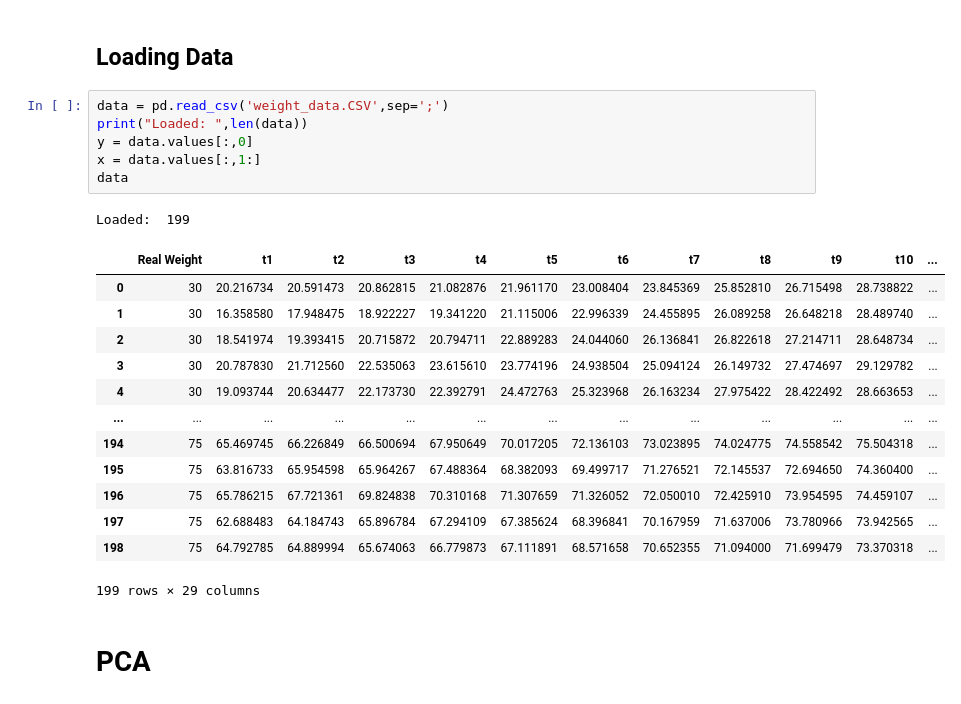
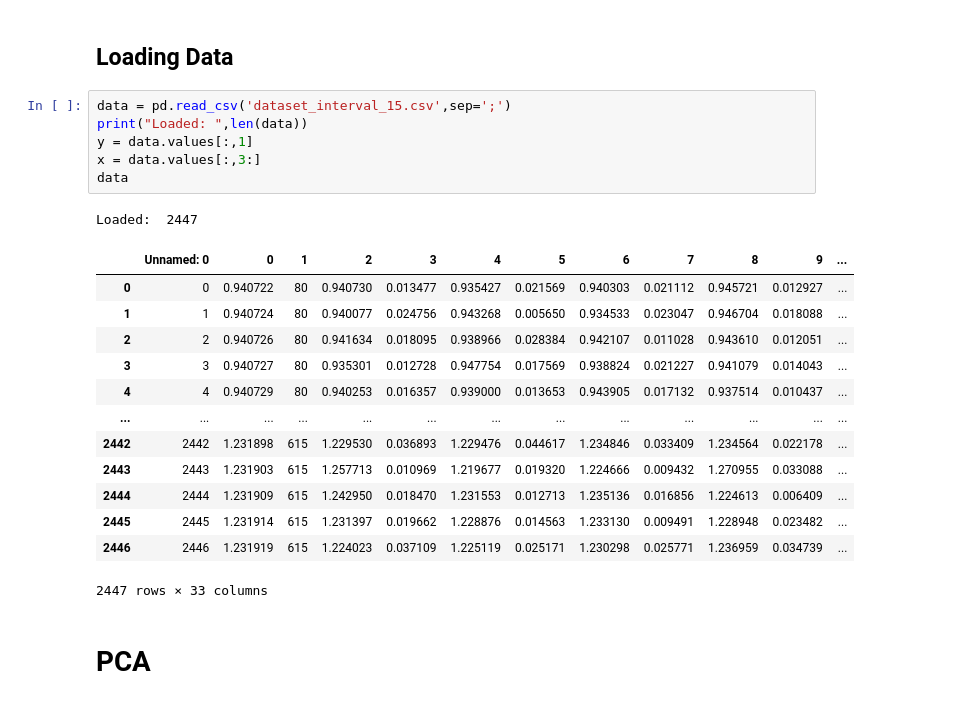
Before and after one commit to marco-milanesi/dynamic-weighing, a Jupyter notebook: Linear_regression.ipynb, the cells around one changed output. Cells and saved outputs as stored; diff of their text form.

```diff
--- a/Linear_regression.ipynb
+++ b/Linear_regression.ipynb
@@ -28,26 +28,26 @@ import matplotlib.pyplot as plt
 # %% [markdown]
 ## Loading Data
 # %%
-data = pd.read_csv('weight_data.CSV',sep=';')
+data = pd.read_csv('dataset_interval_15.csv',sep=';')
 print("Loaded: ",len(data))
-y = data.values[:,0]
-x = data.values[:,1:]
+y = data.values[:,1]
+x = data.values[:,3:]
 data
 # %% [output]
-Loaded:  199
+Loaded:  2447
-|  | Real Weight | t1 | t2 | t3 | t4 | t5 | t6 | t7 | t8 | t9 | t10 | ... |
-| 0 | 30 | 20.216734 | 20.591473 | 20.862815 | 21.082876 | 21.961170 | 23.008404 | 23.845369 | 25.852810 | 26.715498 | 28.738822 | ... |
-| 1 | 30 | 16.358580 | 17.948475 | 18.922227 | 19.341220 | 21.115006 | 22.996339 | 24.455895 | 26.089258 | 26.648218 | 28.489740 | ... |
-| 2 | 30 | 18.541974 | 19.393415 | 20.715872 | 20.794711 | 22.889283 | 24.044060 | 26.136841 | 26.822618 | 27.214711 | 28.648734 | ... |
-| 3 | 30 | 20.787830 | 21.712560 | 22.535063 | 23.615610 | 23.774196 | 24.938504 | 25.094124 | 26.149732 | 27.474697 | 29.129782 | ... |
-| 4 | 30 | 19.093744 | 20.634477 | 22.173730 | 22.392791 | 24.472763 | 25.323968 | 26.163234 | 27.975422 | 28.422492 | 28.663653 | ... |
+|  | Unnamed: 0 | 0 | 1 | 2 | 3 | 4 | 5 | 6 | 7 | 8 | 9 | ... |
+| 0 | 0 | 0.940722 | 80 | 0.940730 | 0.013477 | 0.935427 | 0.021569 | 0.940303 | 0.021112 | 0.945721 | 0.012927 | ... |
+| 1 | 1 | 0.940724 | 80 | 0.940077 | 0.024756 | 0.943268 | 0.005650 | 0.934533 | 0.023047 | 0.946704 | 0.018088 | ... |
+| 2 | 2 | 0.940726 | 80 | 0.941634 | 0.018095 | 0.938966 | 0.028384 | 0.942107 | 0.011028 | 0.943610 | 0.012051 | ... |
+| 3 | 3 | 0.940727 | 80 | 0.935301 | 0.012728 | 0.947754 | 0.017569 | 0.938824 | 0.021227 | 0.941079 | 0.014043 | ... |
+| 4 | 4 | 0.940729 | 80 | 0.940253 | 0.016357 | 0.939000 | 0.013653 | 0.943905 | 0.017132 | 0.937514 | 0.010437 | ... |
 | ... | ... | ... | ... | ... | ... | ... | ... | ... | ... | ... | ... | ... |
-| 194 | 75 | 65.469745 | 66.226849 | 66.500694 | 67.950649 | 70.017205 | 72.136103 | 73.023895 | 74.024775 | 74.558542 | 75.504318 | ... |
-| 195 | 75 | 63.816733 | 65.954598 | 65.964267 | 67.488364 | 68.382093 | 69.499717 | 71.276521 | 72.145537 | 72.694650 | 74.360400 | ... |
-| 196 | 75 | 65.786215 | 67.721361 | 69.824838 | 70.310168 | 71.307659 | 71.326052 | 72.050010 | 72.425910 | 73.954595 | 74.459107 | ... |
-| 197 | 75 | 62.688483 | 64.184743 | 65.896784 | 67.294109 | 67.385624 | 68.396841 | 70.167959 | 71.637006 | 73.780966 | 73.942565 | ... |
-| 198 | 75 | 64.792785 | 64.889994 | 65.674063 | 66.779873 | 67.111891 | 68.571658 | 70.652355 | 71.094000 | 71.699479 | 73.370318 | ... |
+| 2442 | 2442 | 1.231898 | 615 | 1.229530 | 0.036893 | 1.229476 | 0.044617 | 1.234846 | 0.033409 | 1.234564 | 0.022178 | ... |
+| 2443 | 2443 | 1.231903 | 615 | 1.257713 | 0.010969 | 1.219677 | 0.019320 | 1.224666 | 0.009432 | 1.270955 | 0.033088 | ... |
+| 2444 | 2444 | 1.231909 | 615 | 1.242950 | 0.018470 | 1.231553 | 0.012713 | 1.235136 | 0.016856 | 1.224613 | 0.006409 | ... |
+| 2445 | 2445 | 1.231914 | 615 | 1.231397 | 0.019662 | 1.228876 | 0.014563 | 1.233130 | 0.009491 | 1.228948 | 0.023482 | ... |
+| 2446 | 2446 | 1.231919 | 615 | 1.224023 | 0.037109 | 1.225119 | 0.025171 | 1.230298 | 0.025771 | 1.236959 | 0.034739 | ... |
-199 rows × 29 columns
+2447 rows × 33 columns
 # %% [markdown]
 # PCA
 # %%
```
Also changed, not shown: parts of 13 cells of this notebook.
